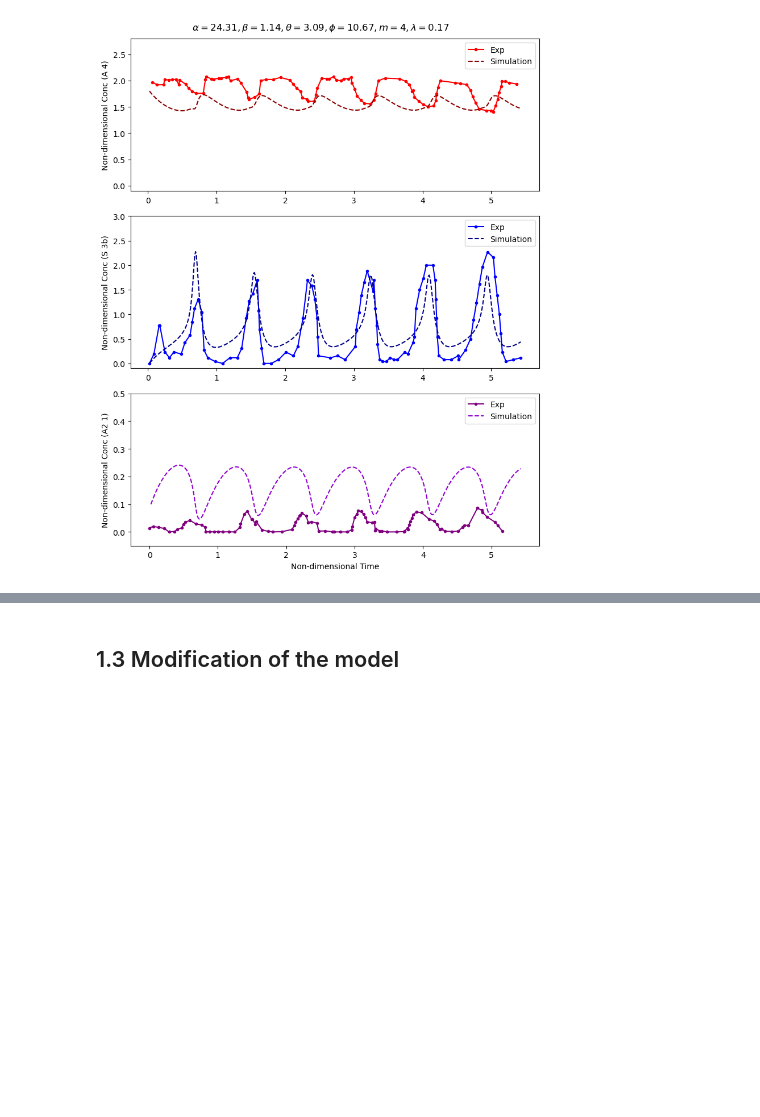
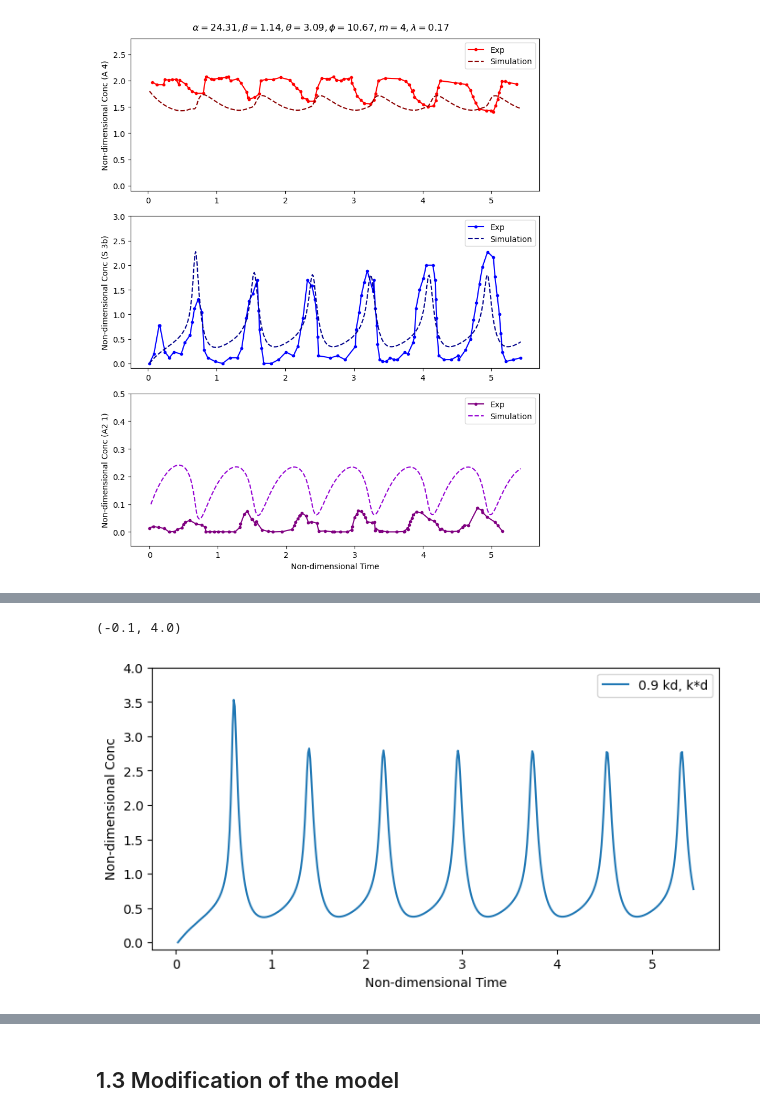
Before and after one commit to Zhiheng419/Chemical_Oscillation_Model, a Jupyter notebook: non_delayed_model.ipynb, the cells around one changed output, grey strips where cells are left out. Drawn from its saved outputs; the diff is of its cells as text; code cells hidden in the pictures; blank space fills up the shorter version.

```diff
--- a/non_delayed_model.ipynb
+++ b/non_delayed_model.ipynb
@@ -240,0 +272,27 @@ fig.tight_layout()
+# %%
+scale = 0.9
+
+beta = 1.139 * scale
+
+theta = 3.088
+
+phi = 10.669 * scale
+
+params = np.array([alpha, beta, theta, phi])
+
+model1_4params_partial = partial(model1_4params, params = params, lam = lam, m = m)
+init_cond = [init_cA2, 0]
+t_span = [t3b_expB[0], t3b_expB[-1]]
+t_eval = np.linspace(t3b_expB[0], t3b_expB[-1], 500)
+
+sol = solve_ivp(model1_4params_partial, t_span=t_span, t_eval=t_eval, y0=init_cond, rtol=1e-6, atol=1e-8)
+
+fig, ax = plt.subplots(1, 1, figsize = (8,4))
+ax.plot(sol.t, sol.y[1] + sol.y[1] ** m, label = f'{scale} kd, k*d')
+ax.legend()
+ax.set_xlabel('Non-dimensional Time')
+ax.set_ylabel('Non-dimensional Conc')
+ax.set_ylim(-0.1, 4)
+# %% [output]
+(-0.1, 4.0)
+[figure, added]
```
Also changed, not shown: parts of 7 cells of this notebook.
